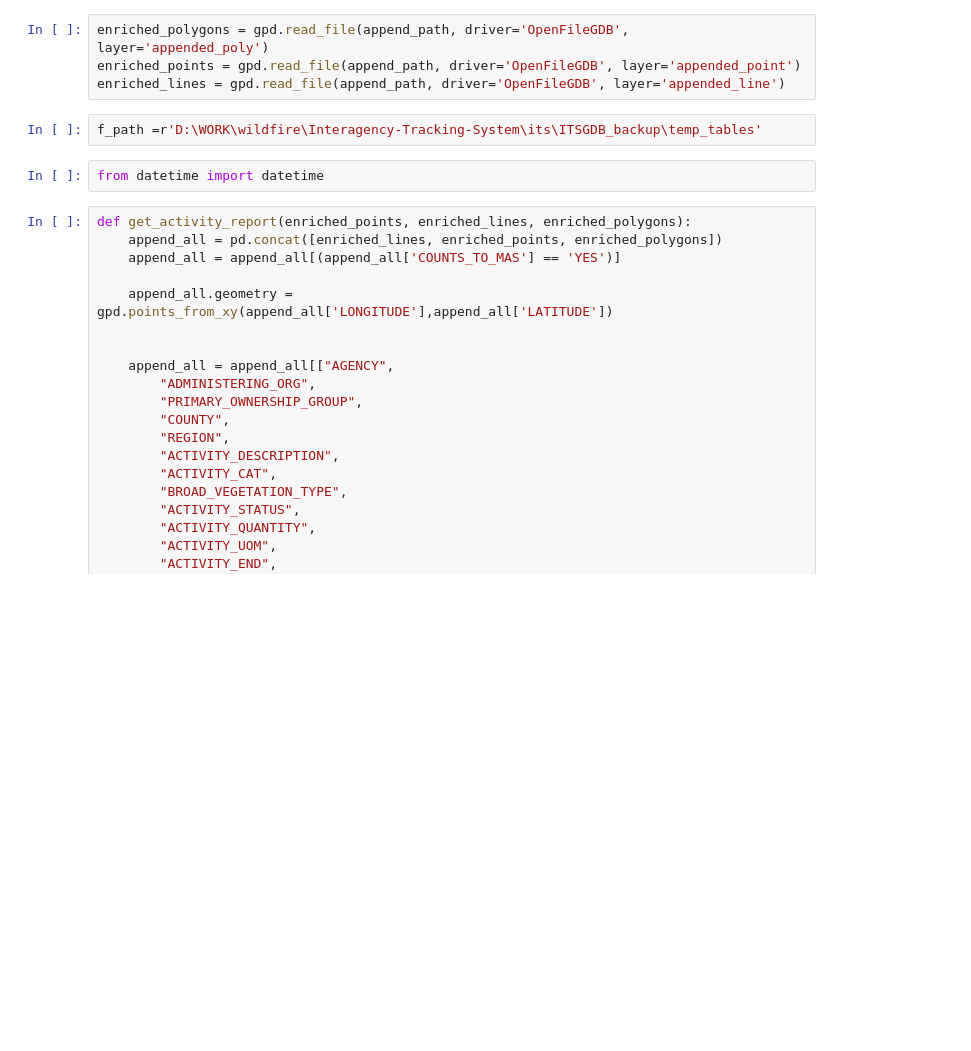
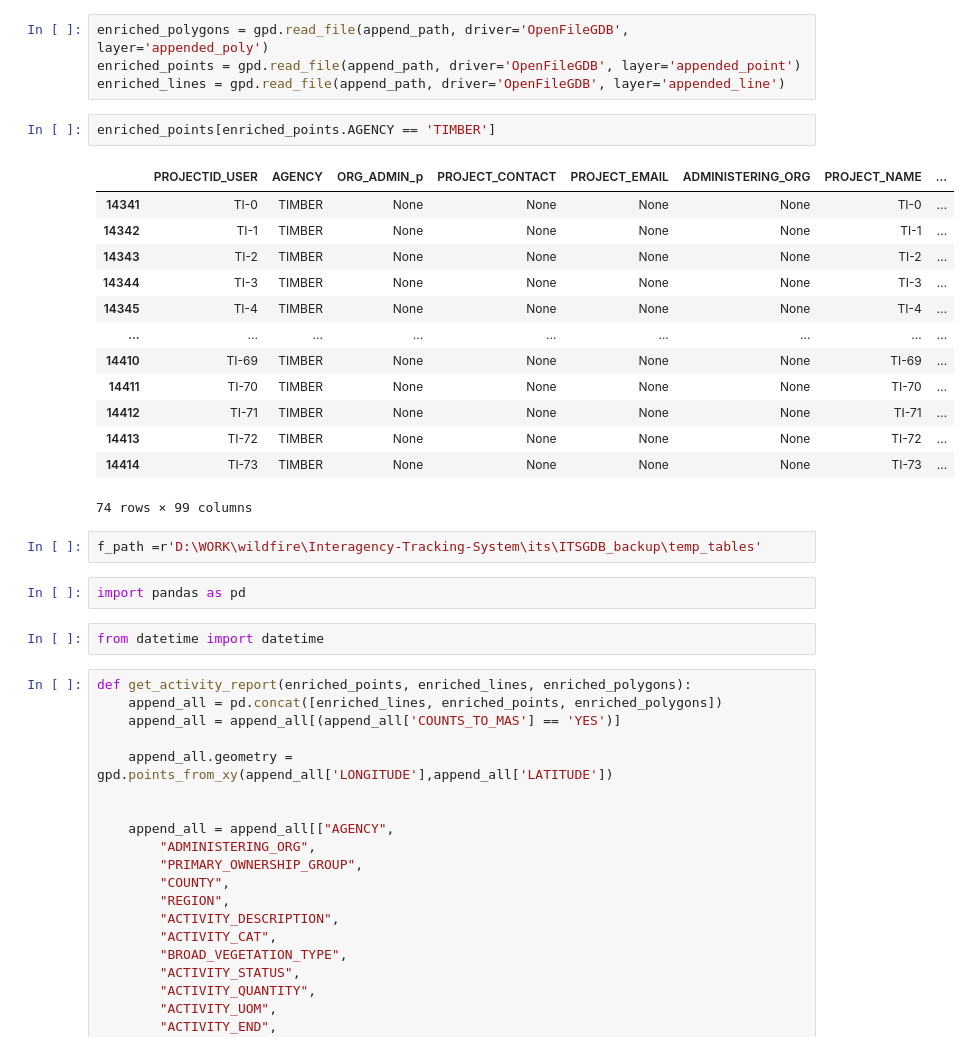
Before and after one commit to klinucsd/interagency-tracking-system, a Jupyter notebook: notebooks/Append.ipynb, the cells around one changed output. Cells and saved outputs as stored; diff of their text form; blank space fills up the shorter version.

```diff
--- a/notebooks/Append.ipynb
+++ b/notebooks/Append.ipynb
@@ -111,8 +154,26 @@ Wall time: 2min 34s
 enriched_polygons = gpd.read_file(append_path, driver='OpenFileGDB', layer='appended_poly')
 enriched_points = gpd.read_file(append_path, driver='OpenFileGDB', layer='appended_point')
 enriched_lines = gpd.read_file(append_path, driver='OpenFileGDB', layer='appended_line')
+# %%
+enriched_points[enriched_points.AGENCY == 'TIMBER']
+# %% [output]
+|  | PROJECTID_USER | AGENCY | ORG_ADMIN_p | PROJECT_CONTACT | PROJECT_EMAIL | ADMINISTERING_ORG | PROJECT_NAME | ... |
+| 14341 | TI-0 | TIMBER | None | None | None | None | TI-0 | ... |
+| 14342 | TI-1 | TIMBER | None | None | None | None | TI-1 | ... |
+| 14343 | TI-2 | TIMBER | None | None | None | None | TI-2 | ... |
+| 14344 | TI-3 | TIMBER | None | None | None | None | TI-3 | ... |
+| 14345 | TI-4 | TIMBER | None | None | None | None | TI-4 | ... |
+| ... | ... | ... | ... | ... | ... | ... | ... | ... |
+| 14410 | TI-69 | TIMBER | None | None | None | None | TI-69 | ... |
+| 14411 | TI-70 | TIMBER | None | None | None | None | TI-70 | ... |
+| 14412 | TI-71 | TIMBER | None | None | None | None | TI-71 | ... |
+| 14413 | TI-72 | TIMBER | None | None | None | None | TI-72 | ... |
+| 14414 | TI-73 | TIMBER | None | None | None | None | TI-73 | ... |
+74 rows × 99 columns
 # %%
 f_path =r'D:\WORK\wildfire\Interagency-Tracking-System\its\ITSGDB_backup\temp_tables'
+# %%
+import pandas as pd
 # %%
 from datetime import datetime
 # %%
```
Also changed, not shown: parts of 19 cells of this notebook, 13 other files.
